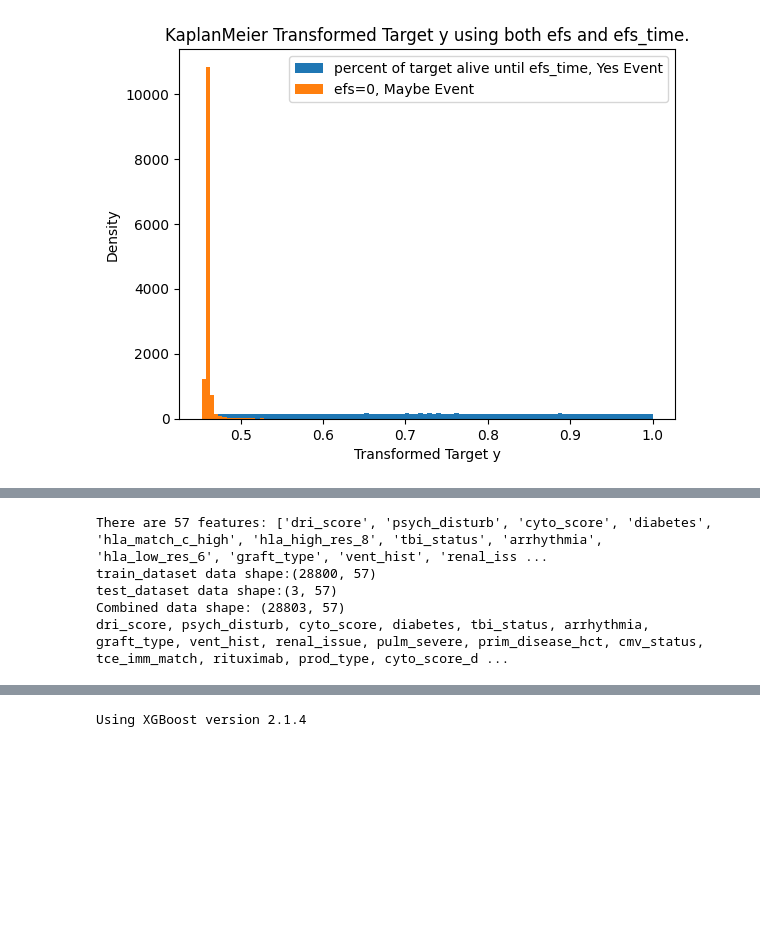
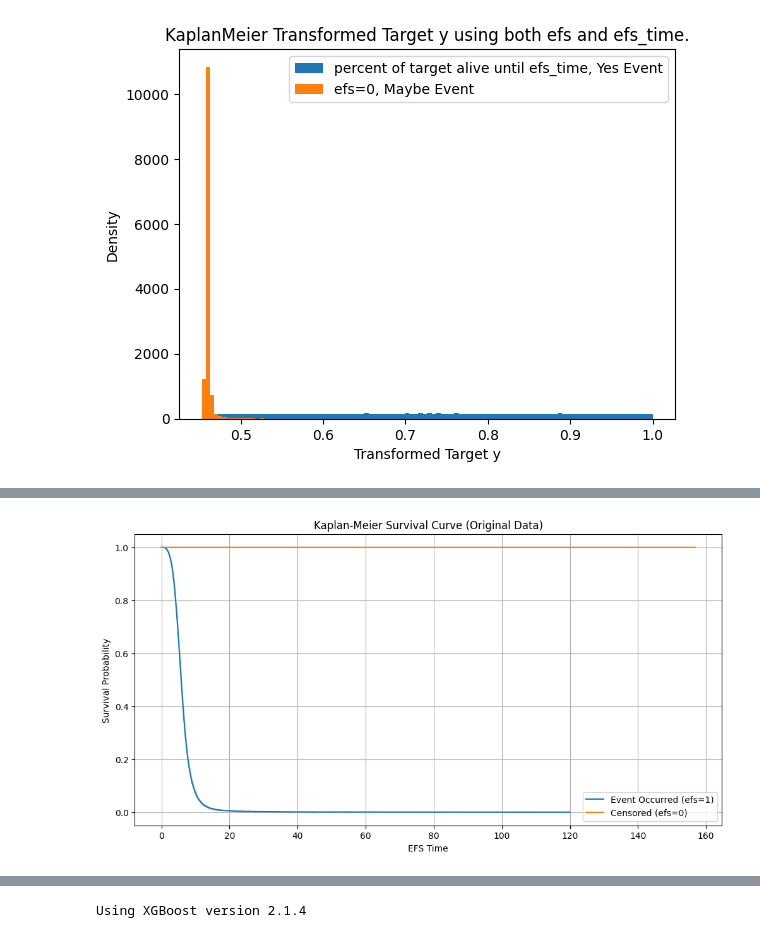
Before and after one commit to hskhyl/CIBMTR-HCT-Prediction, a Jupyter notebook: notebooks/01_EDA.ipynb, the cells around one changed output, grey strips where cells are left out. Saved outputs shown, nothing was run; the diff lists cells and outputs as text; code cells hidden in the pictures; blank space fills up the shorter version.

Commit message:
Title: 쥬피터 노트북 베이스라인 정상작동 확인
Body: 다만, 평가지표 및 y 변환 메트릭에 대해 정리 필요

```diff
--- a/notebooks/01_EDA.ipynb
+++ b/notebooks/01_EDA.ipynb
@@ -399,56 +384,24 @@ total length of columns are 61
-# %%
-# Base_Line: XGBoost
-# XGBoost 는 Boosting 계열 모델로써 이상치에 상당히 강건하고(robust)
-# 결측치 또한 자체적으로 처리함.
-# 다만, XGBoost를 비롯한 대부분의 머신러닝 알고리즘은 기본적으로 모든 입력을 수치형으로 기대하기에
-# 범주형 변수 해당 라벨인코딩할 필요가 있음
-# 원핫 인코딩이 아니라 라벨인코딩인 이유는 XGBoost가 트리기반이기에, 수치에 덜 민감하기도 하고,
-# 원핫 인코딩으로 하는 경우 너무 많은 칼럼이 형성되어 성능이 저하되거나 학습이 오래걸릴 우려가 있음
-
-from copy import deepcopy
-
-# 불필요한 칼럼을 지우고
-remove_columns = ["ID", "efs", "efs_time", "y"]
-features = [column for column in train.columns if not column in remove_columns]
-print(f"There are {len(features)} features: {features}")
-
-train_dataset = deepcopy(train[features])
-test_dataset = deepcopy(test[features])
-
-# 범주형 변수의 결측치를 NaN처리 해준 후에
-for column in object_columns:
-    train_dataset[column] = train_dataset[column].fillna("NaN")
-    test_dataset[column] = test_dataset[column].fillna("NaN")
-
-
-# test 데이터셋에서도 일관된 라벨 인코딩을 위해 concat한 후 라벨인코딩 해줌
-# ignore_index를 설정하여서 기존 인덱스는 무시하고 새로운 연속된 인덱스 생성
-combined = pd.concat([train_dataset, test_dataset], axis = 0, ignore_index = True)
-print(f"train_dataset data shape:{train_dataset.shape}")
-print(f"test_dataset data shape:{test_dataset.shape}")
-print("Combined data shape:", combined.shape )
-
-# Numeric은 수치형 변수로 바꿔주고, 수치형 변수의 경우 데이터 형변환 해줘서 메모리 효율 증가시켜줌
-for feature in features:
-    if feature in object_columns:
-        print(f"{feature}, ",end="")
-        combined[feature],_ = combined[feature].factorize()
-        combined[feature] -= combined[feature].min()
-        combined[feature] = combined[feature].astype("int32")
-        combined[feature] = combined[feature].astype("category")
-
-    # REDUCE PRECISION OF NUMERICAL TO 32BIT TO SAVE MEMORY
-    else:
-        if combined[feature].dtype=="float64":
-            combined[feature] = combined[feature].astype("float32")
-        if combined[feature].dtype=="int64":
-            combined[feature] = combined[feature].astype("int32")
-# %% [output]
-There are 57 features: ['dri_score', 'psych_disturb', 'cyto_score', 'diabetes', 'hla_match_c_high', 'hla_high_res_8', 'tbi_status', 'arrhythmia', 'hla_low_res_6', 'graft_type', 'vent_hist', 'renal_iss ...
-train_dataset data shape:(28800, 57)
-test_dataset data shape:(3, 57)
-Combined data shape: (28803, 57)
-dri_score, psych_disturb, cyto_score, diabetes, tbi_status, arrhythmia, graft_type, vent_hist, renal_issue, pulm_severe, prim_disease_hct, cmv_status, tce_imm_match, rituximab, prod_type, cyto_score_d ...
-# %%
-train = combined.iloc[:len(train)].copy()
-test = combined.iloc[len(train):].reset_index(drop=True).copy()
+# %%
+from lifelines import KaplanMeierFitter
+import matplotlib.pyplot as plt
+
+# Kaplan-Meier 추정기 생성
+kmf = KaplanMeierFitter()
+
+# 사건 발생 그룹(efs=1)
+plt.figure(figsize=(12, 6))
+kmf.fit(train.loc[train['efs'] == 1, 'efs_time'], train.loc[train['efs'] == 1, 'efs'])
+kmf.plot(label='Event Occurred (efs=1)')
+
+# 사건 미발생 그룹(efs=0)
+kmf.fit(train.loc[train['efs'] == 0, 'efs_time'], train.loc[train['efs'] == 0, 'efs'])
+kmf.plot(label='Censored (efs=0)')
+
+plt.title('Kaplan-Meier Survival Curve (Original Data)')
+plt.xlabel('EFS Time')
+plt.ylabel('Survival Probability')
+plt.legend()
+plt.grid(True)
+plt.show()
+# %% [output]
+[figure, added]
```
Also changed, not shown: parts of 16 cells of this notebook.
